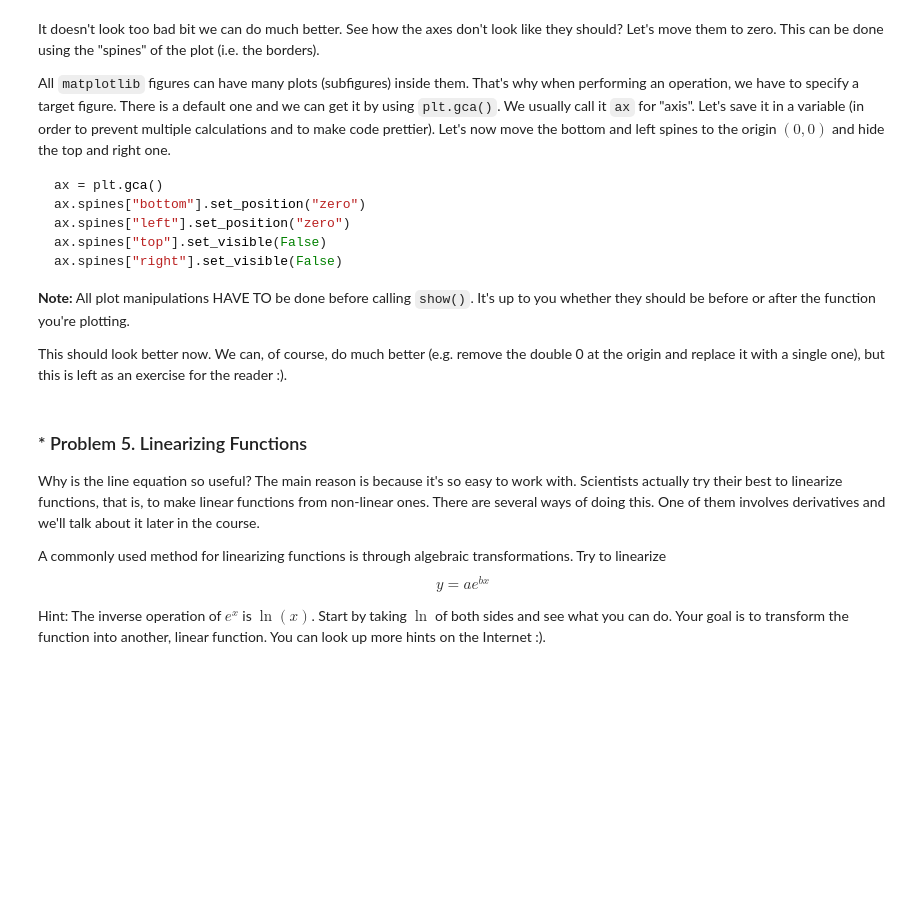
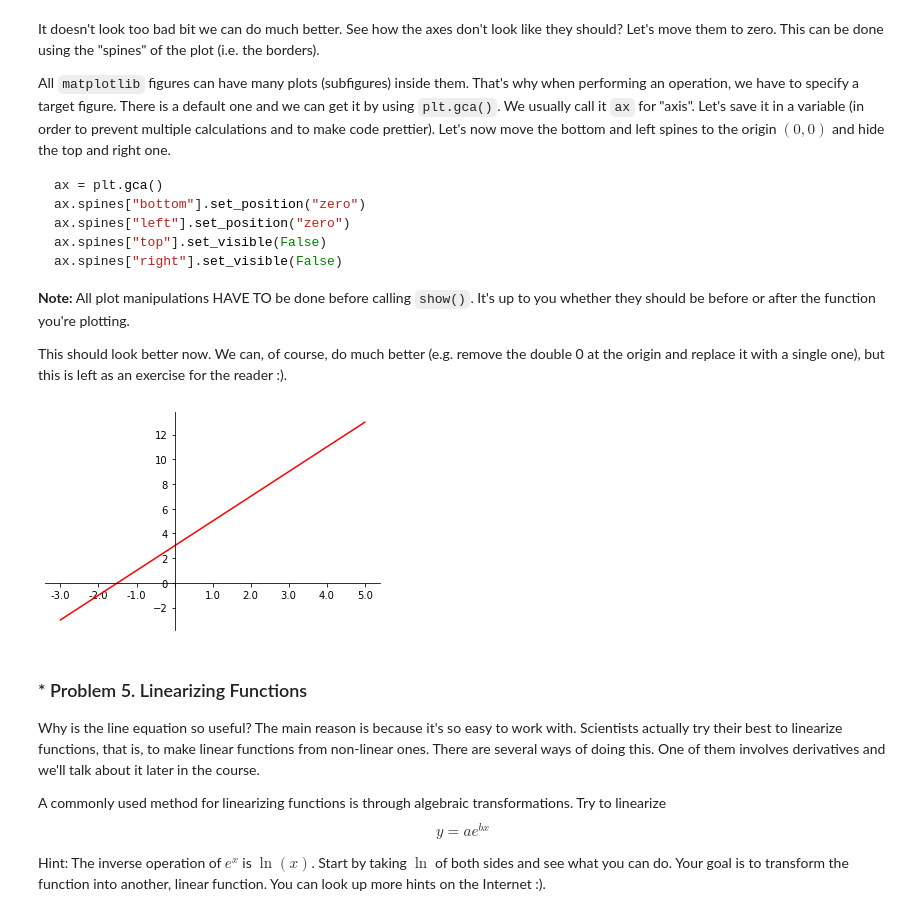
Before and after one commit to Gibinski/SoftUni-training, a Jupyter notebook: AI/Math/High-School Maths Exercise.ipynb, the cells around one changed output. Drawn from its saved outputs; the diff is of its cells as text; code cells hidden in the pictures; blank space fills up the shorter version.

````diff
--- a/AI/Math/High-School Maths Exercise.ipynb
+++ b/AI/Math/High-School Maths Exercise.ipynb
@@ -349,6 +378,8 @@ plt.show()
 ```
 # %%
 # Write your code here
+x = np.linspace(-3, 5, 1000)
+y = 2 * x + 3
 # %% [markdown]
 It doesn't look too bad bit we can do much better. See how the axes don't look like they should? Let's move them to zero. This can be done using the "spines" of the plot (i.e. the borders).
 
@@ -370,3 +399,18 @@ This should look better now. We can, of course, do much better (e.g. remove the
+# %%
+ax = plt.gca()
+ax.spines["bottom"].set_position("zero")
+ax.spines["left"].set_position("zero")
+ax.spines["top"].set_visible(False)
+ax.spines["right"].set_visible(False)
+
+# to remove the double 0 at the origin and replace it with a single one
+func = lambda x, pos: "" if np.isclose(x,0) else x
+ax.xaxis.set_major_formatter(ticker.FuncFormatter(func))
+
+plt.plot(x, y, color="red")
+plt.show()
+# %% [output]
+[figure, added]
 # %% [markdown]
 ### * Problem 5. Linearizing Functions
 Why is the line equation so useful? The main reason is because it's so easy to work with. Scientists actually try their best to linearize functions, that is, to make linear functions from non-linear ones. There are several ways of doing this. One of them involves derivatives and we'll talk about it later in the course.
````
Also changed, not shown: parts of 9 cells of this notebook.
